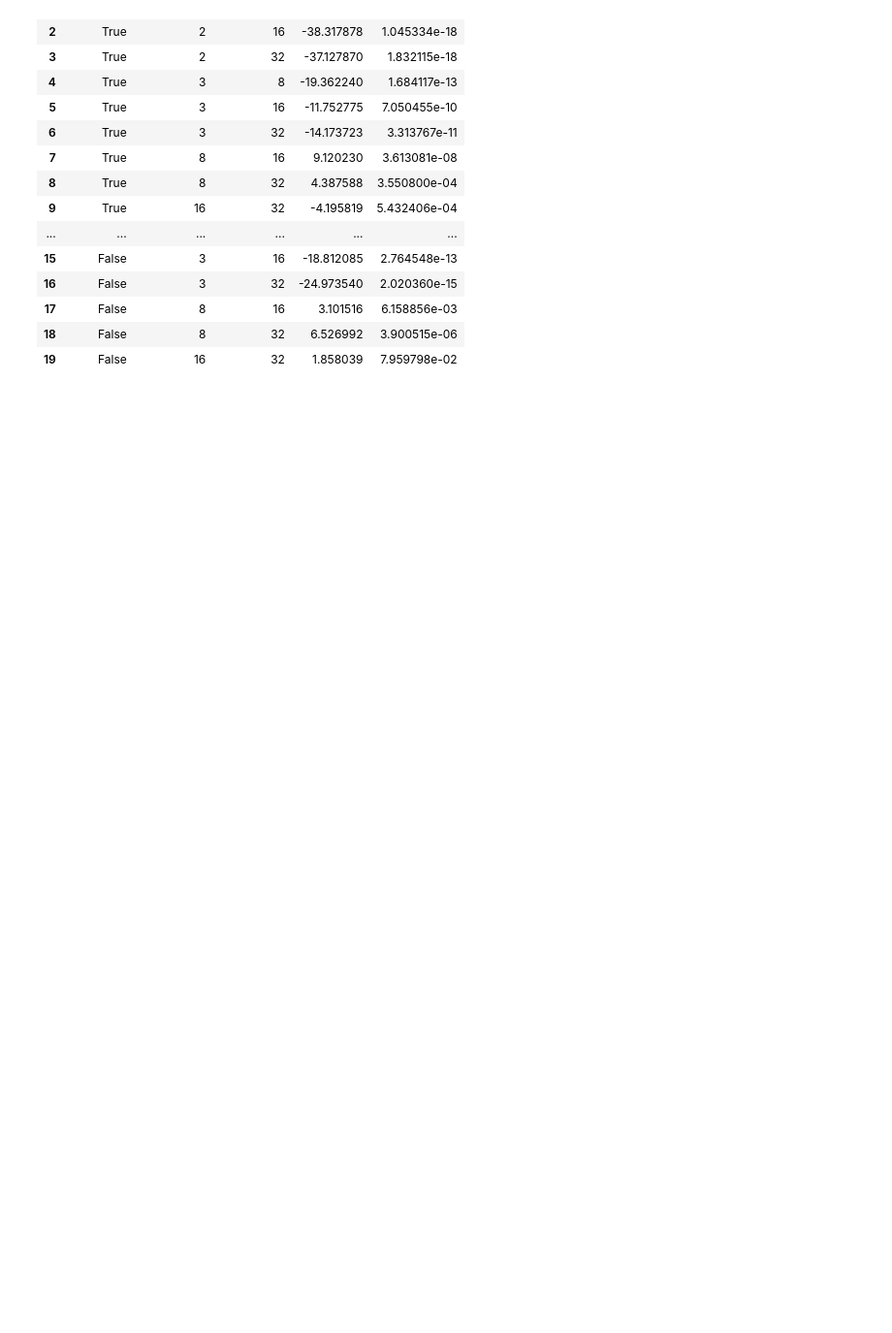
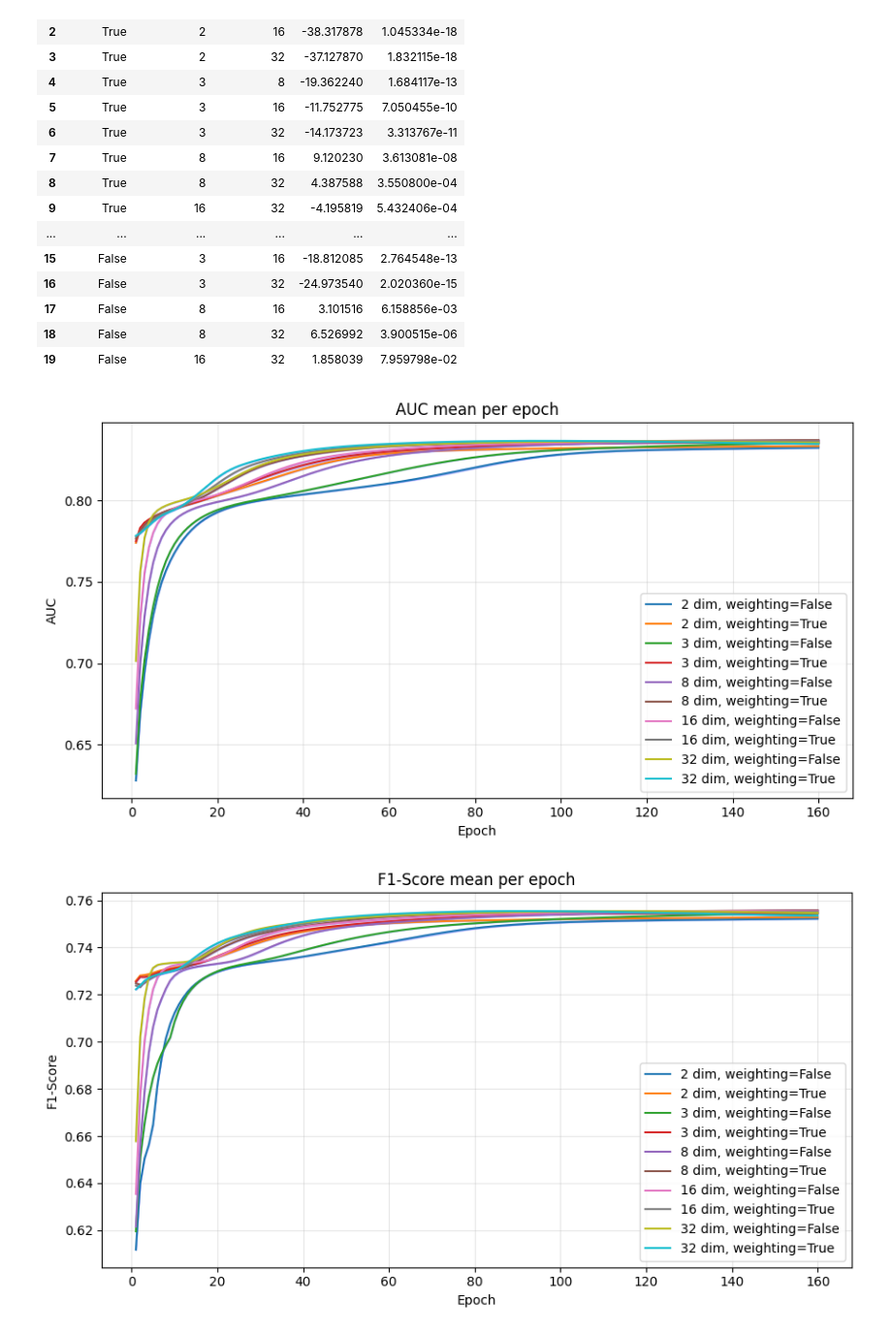
Before and after one commit to s246070/Fagprojekt_Modeling_the_structure_of_DNA, a Jupyter notebook: src/dna_modelling/stat.ipynb, the cells around one changed output. Shown at 97% size. Cells and saved outputs as stored; diff of their text form; code cells hidden in the pictures; blank space fills up the shorter version.

Commit message:
created plots

```diff
--- a/src/dna_modelling/stat.ipynb
+++ b/src/dna_modelling/stat.ipynb
@@ -123,3 +123,80 @@ dimension_t_test_results_df
 | 17 | False | 8 | 16 | 3.101516 | 6.158856e-03 |
 | 18 | False | 8 | 32 | 6.526992 | 3.900515e-06 |
 | 19 | False | 16 | 32 | 1.858039 | 7.959798e-02 |
+# %%
+from pathlib import Path
+import re
+import pandas as pd
+import matplotlib.pyplot as plt
+
+folder = Path("/Users/andreasstampedalgaard/Fagprojekt_Modeling_the_structure_of_DNA/results")  # folder with your CSV files
+metrics = ["AUC", "F1-Score", "PR-AUC"]
+
+pattern = re.compile(r"(?P<dim>\d+)_weighting_(?P<weighting>True|False)_run(?P<run>\d+)\.csv")
+
+all_runs = []
+
+for file in folder.glob("*_weighting_*_run*.csv"):
+    match = pattern.match(file.name)
+    if not match:
+        continue
+
+    df = pd.read_csv(file)
+    df["epoch"] = df.index + 1
+    df["run"] = int(match.group("run"))
+    df["dim"] = int(match.group("dim"))
+    df["weighting"] = match.group("weighting")
+
+    all_runs.append(df[["dim", "weighting", "run", "epoch"] + metrics])
+
+data = pd.concat(all_runs, ignore_index=True)
+
+summary = (
+    data
+    .groupby(["dim", "weighting", "epoch"])[metrics]
+    .agg(["mean", "std"])
+    .reset_index()
+)
+
+summary.columns = [
+    "_".join(col).strip("_") if isinstance(col, tuple) else col
+    for col in summary.columns
+]
+
+for metric in metrics:
+    plt.figure(figsize=(9, 5))
+
+    for (dim, weighting), group in summary.groupby(["dim", "weighting"]):
+        group = group.sort_values("epoch")
+
+        mean_col = f"{metric}_mean"
+        std_col = f"{metric}_std"
+
+        label = f"{dim} dim, weighting={weighting}"
+
+        plt.plot(
+            group["epoch"],
+            group[mean_col],
+            label=label
+        )
+
+        plt.fill_between(
+            group["epoch"],
+            group[mean_col] - group[std_col],
+            group[mean_col] + group[std_col],
+            alpha=0.2,
+            color="blue"
+        )
+
+    plt.title(f"{metric} mean per epoch")
+    plt.xlabel("Epoch")
+    plt.ylabel(metric)
+    plt.legend()
+    plt.grid(True, alpha=0.3)
+    plt.tight_layout()
+
+    plt.savefig(f"{metric}_mean_per_epoch.png", dpi=300)
+    plt.show()
+# %% [output]
+[figure, added]
+[figure, added]
```
Also changed, not shown: parts of 1 cell of this notebook, 4 other files.
